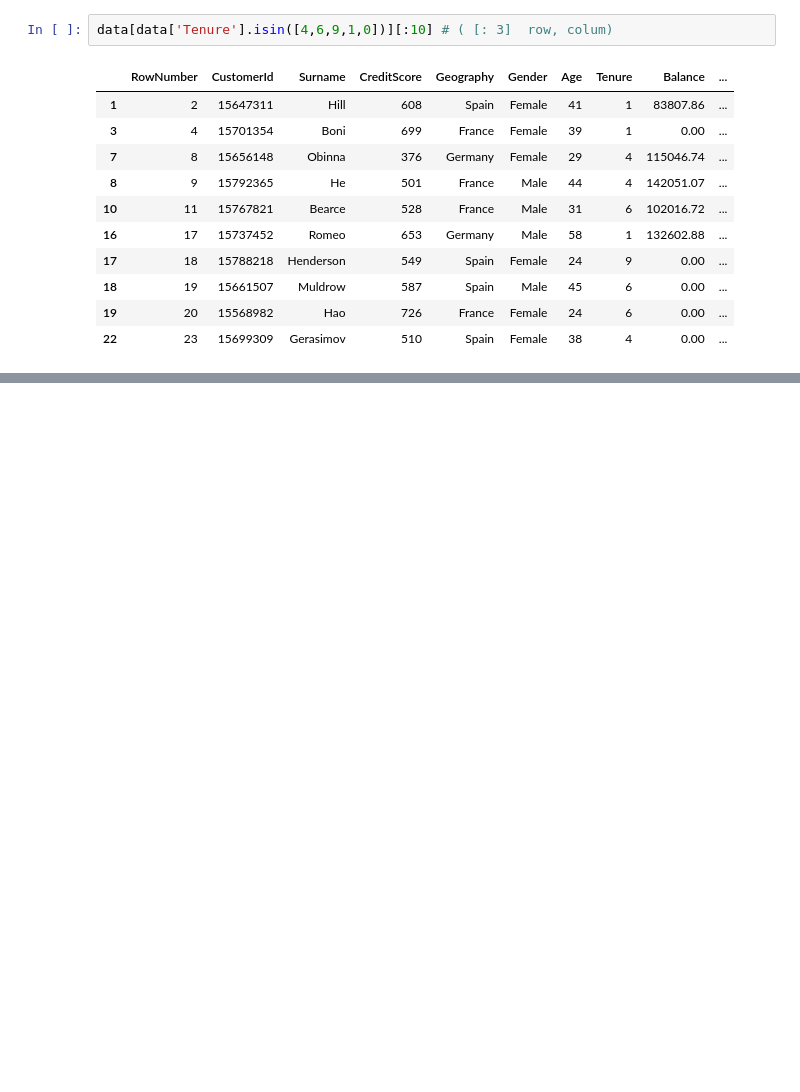
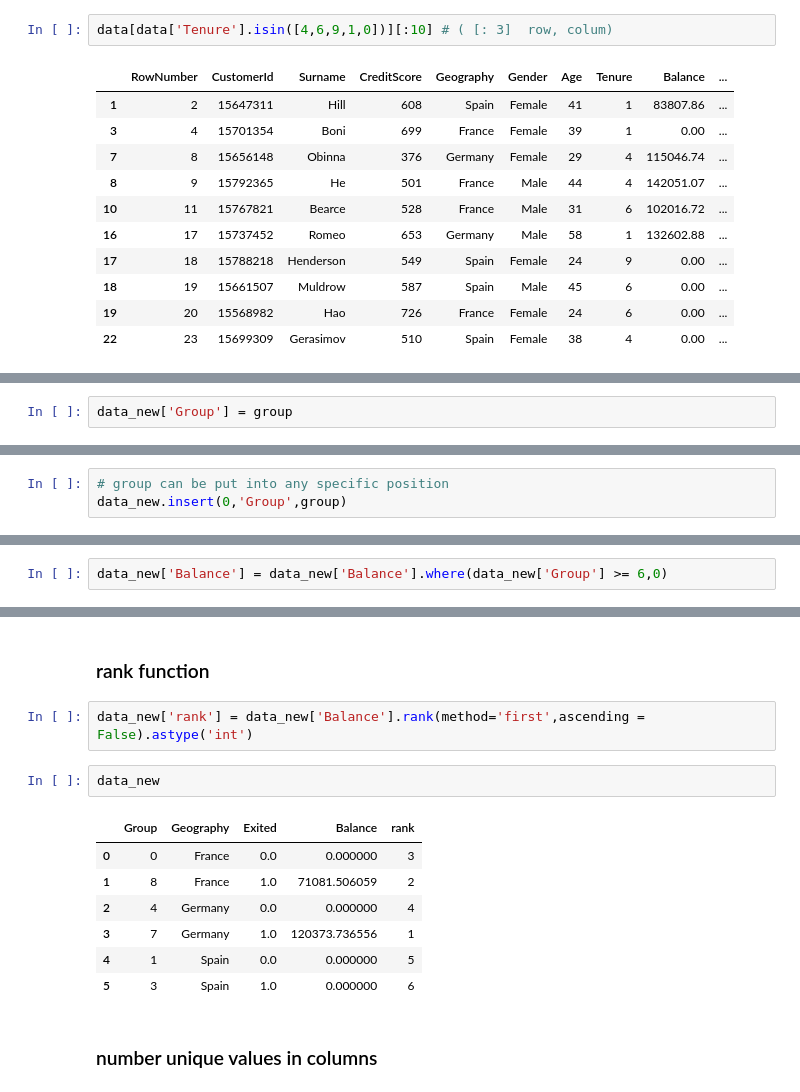
Before and after one commit to Iswaqasahmed/Pandas, a Jupyter notebook: quick_crack_pandas.ipynb, the cells around one changed output, grey strips where cells are left out. Drawn from its saved outputs; the diff is of its cells as text; blank space fills up the shorter version.

```diff
--- a/quick_crack_pandas.ipynb
+++ b/quick_crack_pandas.ipynb
@@ -330,0 +431,2 @@ data[data['Tenure'].isin([4,6,9,1,0])][:10] # ( [: 3]  row, colum)
+# %%
+data_new['Group'] = group
@@ -330,0 +443,3 @@ data[data['Tenure'].isin([4,6,9,1,0])][:10] # ( [: 3]  row, colum)
+# %%
+# group can be put into any specific position
+data_new.insert(0,'Group',group)
@@ -330,0 +460,2 @@ data[data['Tenure'].isin([4,6,9,1,0])][:10] # ( [: 3]  row, colum)
+# %%
+data_new['Balance'] = data_new['Balance'].where(data_new['Group'] >= 6,0)
@@ -330,0 +472,16 @@ data[data['Tenure'].isin([4,6,9,1,0])][:10] # ( [: 3]  row, colum)
+# %% [markdown]
+### rank function
+# %%
+data_new['rank'] = data_new['Balance'].rank(method='first',ascending = False).astype('int')
+# %%
+data_new
+# %% [output]
+|  | Group | Geography | Exited | Balance | rank |
+| 0 | 0 | France | 0.0 | 0.000000 | 3 |
+| 1 | 8 | France | 1.0 | 71081.506059 | 2 |
+| 2 | 4 | Germany | 0.0 | 0.000000 | 4 |
+| 3 | 7 | Germany | 1.0 | 120373.736556 | 1 |
+| 4 | 1 | Spain | 0.0 | 0.000000 | 5 |
+| 5 | 3 | Spain | 1.0 | 0.000000 | 6 |
+# %% [markdown]
+### number unique values in columns
```
Also changed, not shown: parts of 52 cells of this notebook.
